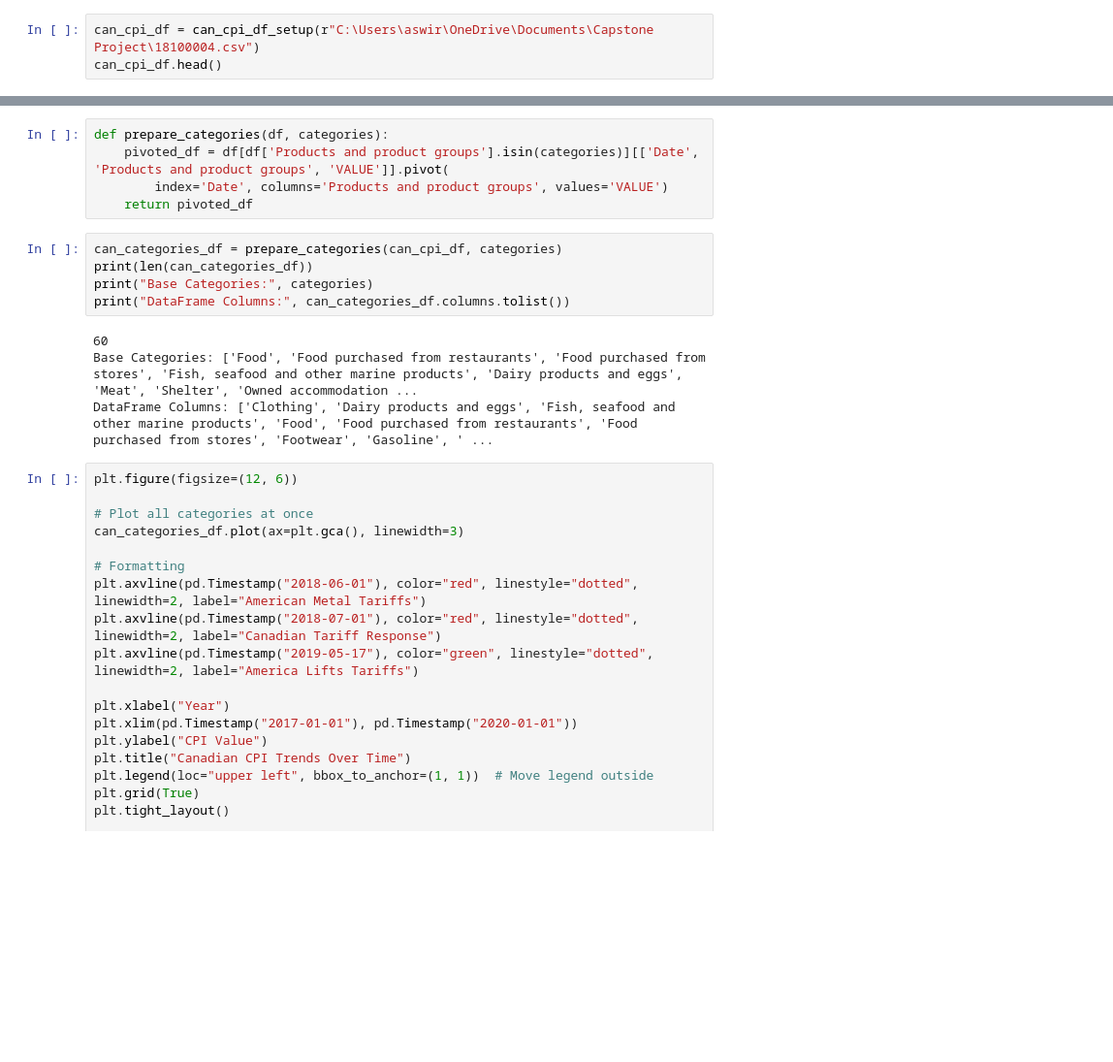
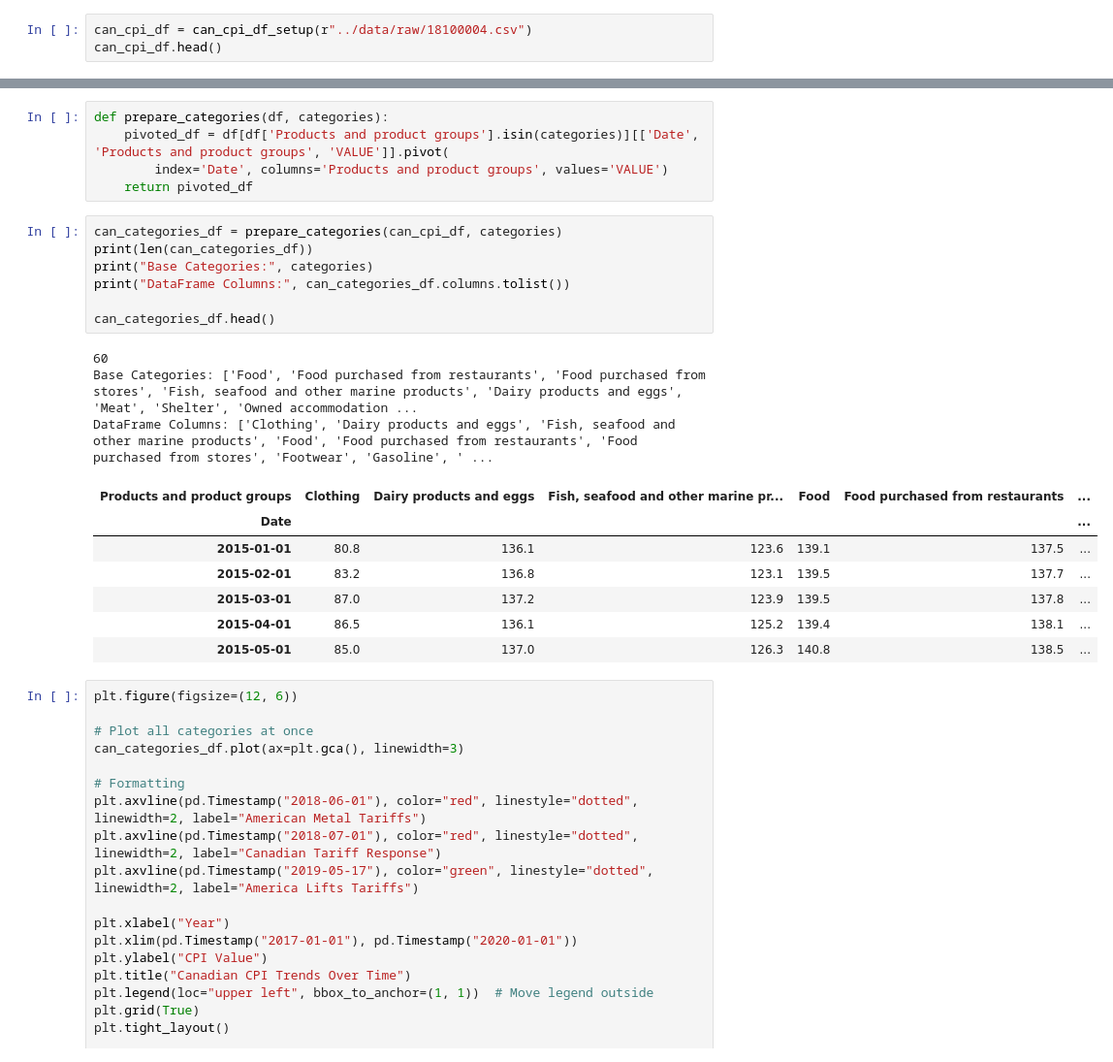
Before and after one commit to MADS-Lions/GoodsComparison2018Tariffs, a Jupyter notebook: notebooks/Modelling: Canada_Arima_Forecasts_9_main_categories.ipynb, the cells around one changed output, grey strips where cells are left out. Shown at 97% size. Saved outputs shown, nothing was run; the diff lists cells and outputs as text; blank space fills up the shorter version.

```diff
--- a/notebooks/Modelling: Canada_Arima_Forecasts_9_main_categories.ipynb
+++ b/notebooks/Modelling: Canada_Arima_Forecasts_9_main_categories.ipynb
@@ -35,7 +36,7 @@ def can_cpi_df_setup(url):
     df = df[df['GEO'] == 'Canada']
     return df
 # %%
-can_cpi_df = can_cpi_df_setup(r"C:\Users\aswir\OneDrive\Documents\Capstone Project\18100004.csv")
+can_cpi_df = can_cpi_df_setup(r"../data/raw/18100004.csv")
 can_cpi_df.head()
 # %% [output]
 |  | Date | GEO | DGUID | Products and product groups | UOM | UOM_ID | SCALAR_FACTOR | SCALAR_ID | VECTOR | ... |
@@ -106,12 +107,21 @@ def prepare_categories(df, categories):
 # %%
 can_categories_df = prepare_categories(can_cpi_df, categories)
 print(len(can_categories_df))
 print("Base Categories:", categories)
 print("DataFrame Columns:", can_categories_df.columns.tolist())
+
+can_categories_df.head()
 # %% [output]
 60
 Base Categories: ['Food', 'Food purchased from restaurants', 'Food purchased from stores', 'Fish, seafood and other marine products', 'Dairy products and eggs', 'Meat', 'Shelter', 'Owned accommodation ...
 DataFrame Columns: ['Clothing', 'Dairy products and eggs', 'Fish, seafood and other marine products', 'Food', 'Food purchased from restaurants', 'Food purchased from stores', 'Footwear', 'Gasoline', ' ...
+| Products and product groups | Clothing | Dairy products and eggs | Fish, seafood and other marine pr... | Food | Food purchased from restaurants | ... |
+| Date |  |  |  |  |  | ... |
+| 2015-01-01 | 80.8 | 136.1 | 123.6 | 139.1 | 137.5 | ... |
+| 2015-02-01 | 83.2 | 136.8 | 123.1 | 139.5 | 137.7 | ... |
+| 2015-03-01 | 87.0 | 137.2 | 123.9 | 139.5 | 137.8 | ... |
+| 2015-04-01 | 86.5 | 136.1 | 125.2 | 139.4 | 138.1 | ... |
+| 2015-05-01 | 85.0 | 137.0 | 126.3 | 140.8 | 138.5 | ... |
 # %%
 plt.figure(figsize=(12, 6))
 
```
Also changed, not shown: parts of 6 cells of this notebook, 4 other files.
